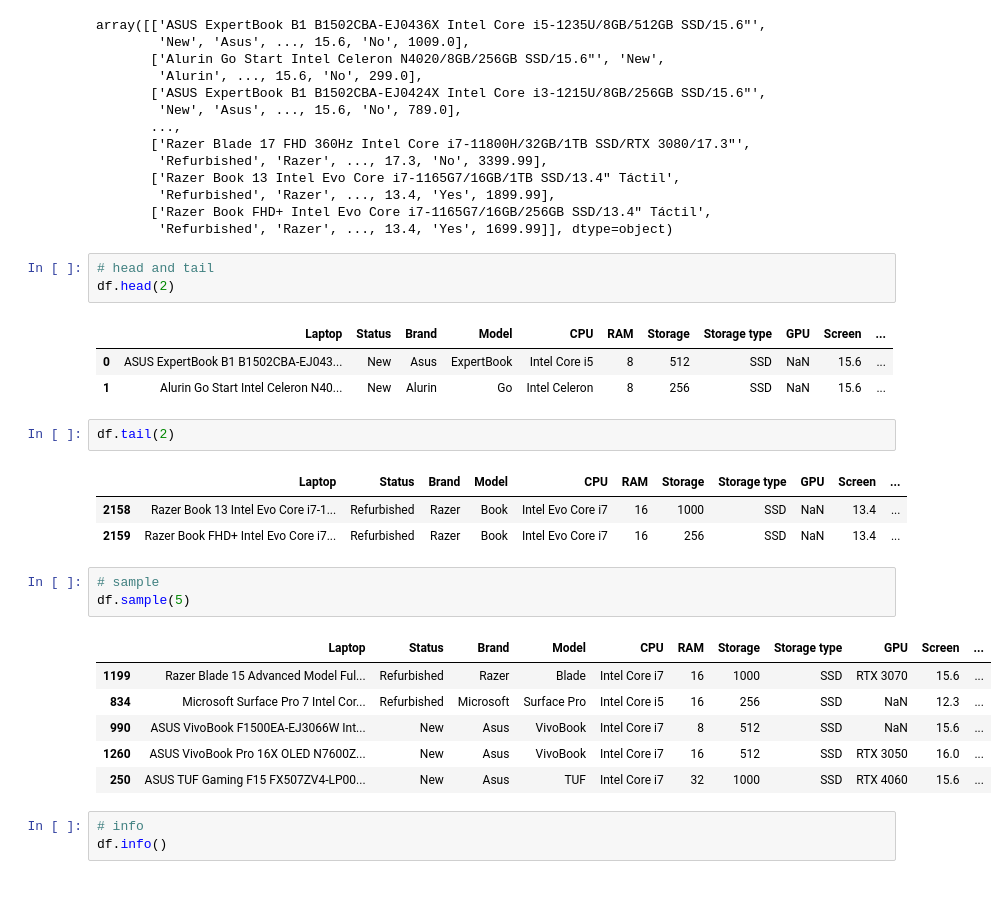
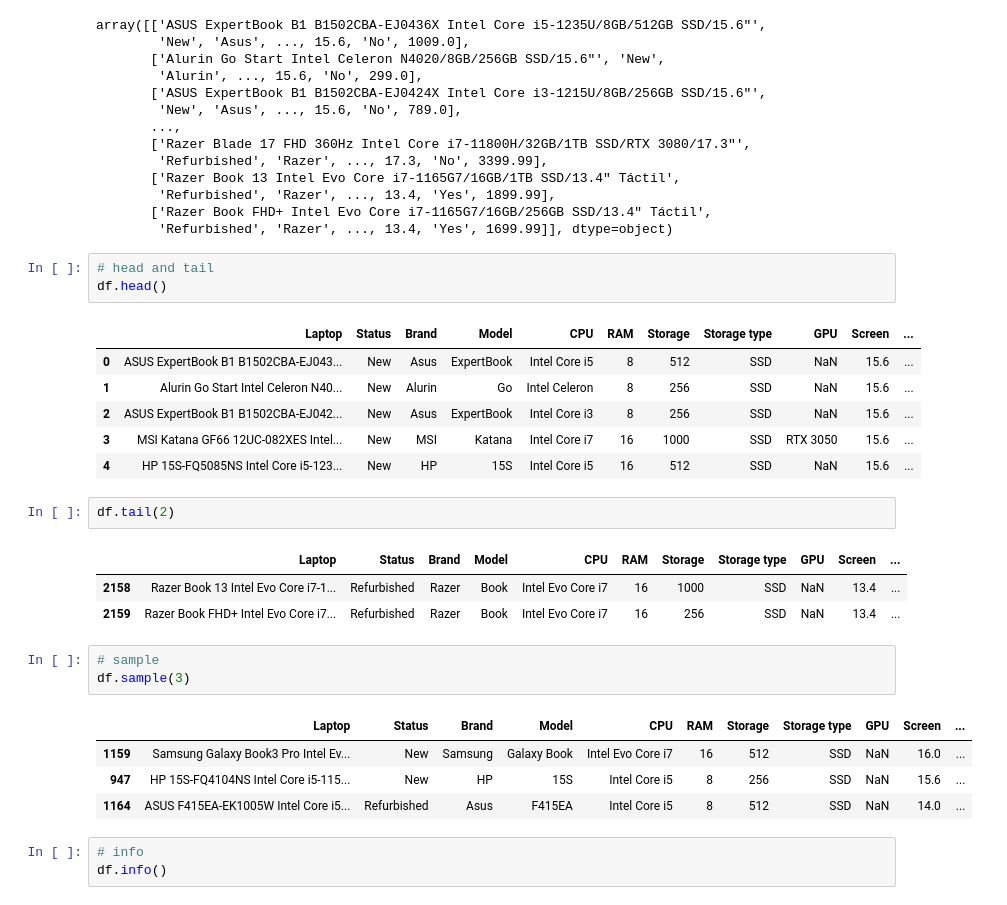
Before and after one commit to Owaisk23/Python-Numpy-Pandas, a Jupyter notebook: pandas_fundamentals.ipynb, the cells around one changed output. Cells and saved outputs as stored; diff of their text form.

```diff
--- a/pandas_fundamentals.ipynb
+++ b/pandas_fundamentals.ipynb
@@ -121,11 +113,14 @@ array([['ASUS ExpertBook B1 B1502CBA-EJ0436X Intel Core i5-1235U/8GB/512GB SSD/1
         'Refurbished', 'Razer', ..., 13.4, 'Yes', 1699.99]], dtype=object)
 # %%
 # head and tail
-df.head(2)
+df.head()
 # %% [output]
 |  | Laptop | Status | Brand | Model | CPU | RAM | Storage | Storage type | GPU | Screen | ... |
 | 0 | ASUS ExpertBook B1 B1502CBA-EJ043... | New | Asus | ExpertBook | Intel Core i5 | 8 | 512 | SSD | NaN | 15.6 | ... |
 | 1 | Alurin Go Start Intel Celeron N40... | New | Alurin | Go | Intel Celeron | 8 | 256 | SSD | NaN | 15.6 | ... |
+| 2 | ASUS ExpertBook B1 B1502CBA-EJ042... | New | Asus | ExpertBook | Intel Core i3 | 8 | 256 | SSD | NaN | 15.6 | ... |
+| 3 | MSI Katana GF66 12UC-082XES Intel... | New | MSI | Katana | Intel Core i7 | 16 | 1000 | SSD | RTX 3050 | 15.6 | ... |
+| 4 | HP 15S-FQ5085NS Intel Core i5-123... | New | HP | 15S | Intel Core i5 | 16 | 512 | SSD | NaN | 15.6 | ... |
 # %%
 df.tail(2)
 # %% [output]
@@ -134,14 +129,12 @@ df.tail(2)
 | 2159 | Razer Book FHD+ Intel Evo Core i7... | Refurbished | Razer | Book | Intel Evo Core i7 | 16 | 256 | SSD | NaN | 13.4 | ... |
 # %%
 # sample
-df.sample(5)
+df.sample(3)
 # %% [output]
 |  | Laptop | Status | Brand | Model | CPU | RAM | Storage | Storage type | GPU | Screen | ... |
-| 1199 | Razer Blade 15 Advanced Model Ful... | Refurbished | Razer | Blade | Intel Core i7 | 16 | 1000 | SSD | RTX 3070 | 15.6 | ... |
-| 834 | Microsoft Surface Pro 7 Intel Cor... | Refurbished | Microsoft | Surface Pro | Intel Core i5 | 16 | 256 | SSD | NaN | 12.3 | ... |
-| 990 | ASUS VivoBook F1500EA-EJ3066W Int... | New | Asus | VivoBook | Intel Core i7 | 8 | 512 | SSD | NaN | 15.6 | ... |
-| 1260 | ASUS VivoBook Pro 16X OLED N7600Z... | New | Asus | VivoBook | Intel Core i7 | 16 | 512 | SSD | RTX 3050 | 16.0 | ... |
-| 250 | ASUS TUF Gaming F15 FX507ZV4-LP00... | New | Asus | TUF | Intel Core i7 | 32 | 1000 | SSD | RTX 4060 | 15.6 | ... |
+| 1159 | Samsung Galaxy Book3 Pro Intel Ev... | New | Samsung | Galaxy Book | Intel Evo Core i7 | 16 | 512 | SSD | NaN | 16.0 | ... |
+| 947 | HP 15S-FQ4104NS Intel Core i5-115... | New | HP | 15S | Intel Core i5 | 8 | 256 | SSD | NaN | 15.6 | ... |
+| 1164 | ASUS F415EA-EK1005W Intel Core i5... | Refurbished | Asus | F415EA | Intel Core i5 | 8 | 512 | SSD | NaN | 14.0 | ... |
 # %%
 # info
 df.info()
```
Also changed, not shown: parts of 16 cells of this notebook, 23 other files.
